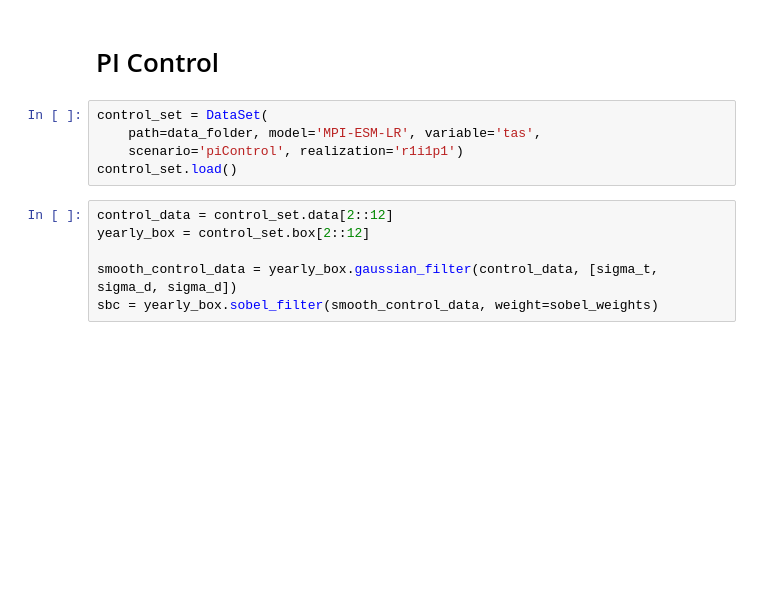
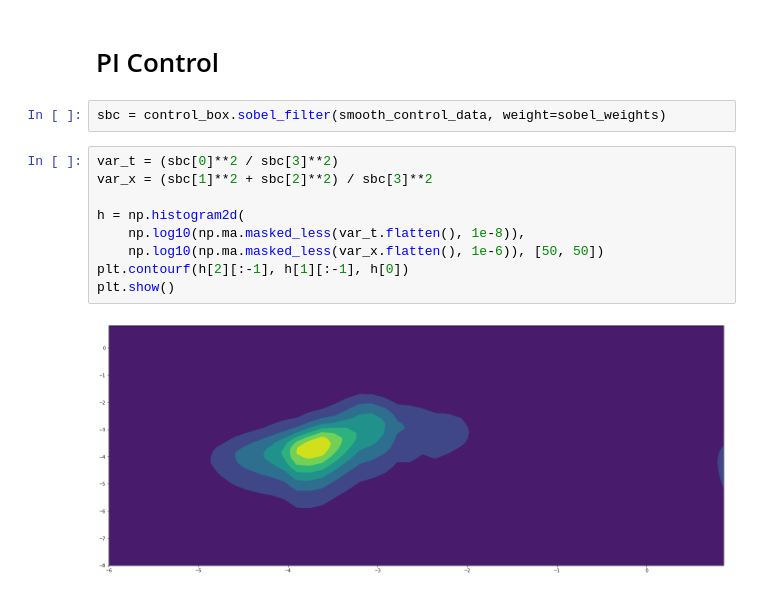
Before and after one commit to abrupt-climate/notebooks, a Jupyter notebook: Temperature.ipynb, the cells around one changed output. Saved outputs shown, nothing was run; the diff lists cells and outputs as text; blank space fills up the shorter version.

```diff
--- a/Temperature.ipynb
+++ b/Temperature.ipynb
@@ -160,14 +208,16 @@ plt.show()
 # %% [markdown]
 # PI Control
-# %%
-control_set = DataSet(
-    path=data_folder, model='MPI-ESM-LR', variable='tas',
-    scenario='piControl', realization='r1i1p1')
-control_set.load()
-# %%
-control_data = control_set.data[2::12]
-yearly_box = control_set.box[2::12]
-
-smooth_control_data = yearly_box.gaussian_filter(control_data, [sigma_t, sigma_d, sigma_d])
-sbc = yearly_box.sobel_filter(smooth_control_data, weight=sobel_weights)
+# %%
+sbc = control_box.sobel_filter(smooth_control_data, weight=sobel_weights)
+# %%
+var_t = (sbc[0]**2 / sbc[3]**2)
+var_x = (sbc[1]**2 + sbc[2]**2) / sbc[3]**2
+
+h = np.histogram2d(
+    np.log10(np.ma.masked_less(var_t.flatten(), 1e-8)),
+    np.log10(np.ma.masked_less(var_x.flatten(), 1e-6)), [50, 50])
+plt.contourf(h[2][:-1], h[1][:-1], h[0])
+plt.show()
+# %% [output]
+[figure, added]
 # %%
```
Also changed, not shown: parts of 15 cells of this notebook, 3 other files.
